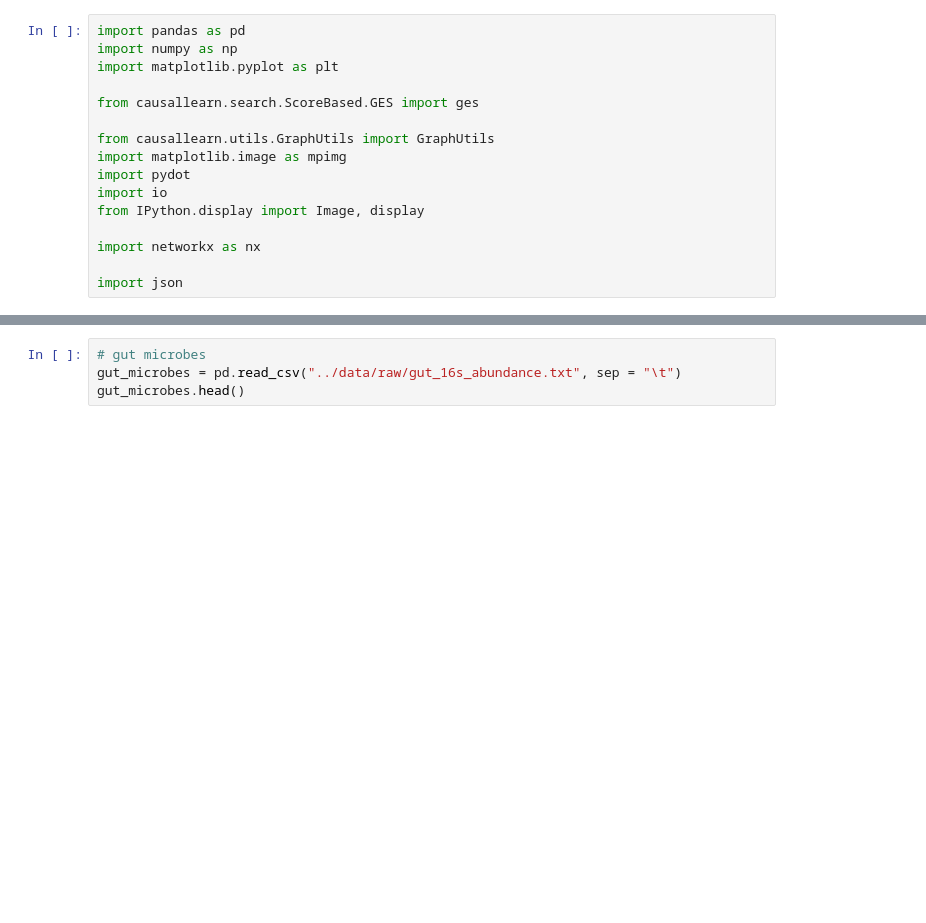
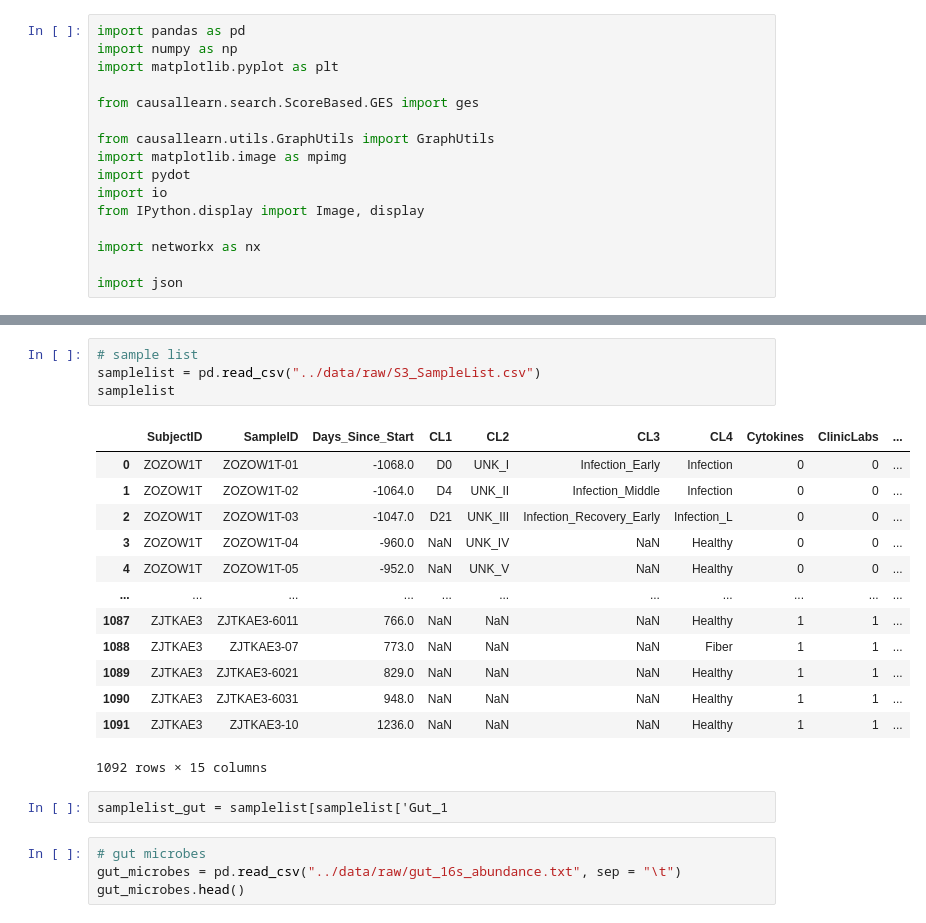
Before and after one commit to nzhang20/DSC180A, a Jupyter notebook: notebooks/candus.ipynb, the cells around one changed output, grey strips where cells are left out. Saved outputs shown, nothing was run; the diff lists cells and outputs as text; blank space fills up the shorter version.

```diff
--- a/notebooks/candus.ipynb
+++ b/notebooks/candus.ipynb
@@ -17,3 +56,23 @@ import json
+# %%
+# sample list
+samplelist = pd.read_csv("../data/raw/S3_SampleList.csv")
+samplelist
+# %% [output]
+|  | SubjectID | SampleID | Days_Since_Start | CL1 | CL2 | CL3 | CL4 | Cytokines | ClinicLabs | ... |
+| 0 | ZOZOW1T | ZOZOW1T-01 | -1068.0 | D0 | UNK_I | Infection_Early | Infection | 0 | 0 | ... |
+| 1 | ZOZOW1T | ZOZOW1T-02 | -1064.0 | D4 | UNK_II | Infection_Middle | Infection | 0 | 0 | ... |
+| 2 | ZOZOW1T | ZOZOW1T-03 | -1047.0 | D21 | UNK_III | Infection_Recovery_Early | Infection_L | 0 | 0 | ... |
+| 3 | ZOZOW1T | ZOZOW1T-04 | -960.0 | NaN | UNK_IV | NaN | Healthy | 0 | 0 | ... |
+| 4 | ZOZOW1T | ZOZOW1T-05 | -952.0 | NaN | UNK_V | NaN | Healthy | 0 | 0 | ... |
+| ... | ... | ... | ... | ... | ... | ... | ... | ... | ... | ... |
+| 1087 | ZJTKAE3 | ZJTKAE3-6011 | 766.0 | NaN | NaN | NaN | Healthy | 1 | 1 | ... |
+| 1088 | ZJTKAE3 | ZJTKAE3-07 | 773.0 | NaN | NaN | NaN | Fiber | 1 | 1 | ... |
+| 1089 | ZJTKAE3 | ZJTKAE3-6021 | 829.0 | NaN | NaN | NaN | Healthy | 1 | 1 | ... |
+| 1090 | ZJTKAE3 | ZJTKAE3-6031 | 948.0 | NaN | NaN | NaN | Healthy | 1 | 1 | ... |
+| 1091 | ZJTKAE3 | ZJTKAE3-10 | 1236.0 | NaN | NaN | NaN | Healthy | 1 | 1 | ... |
+1092 rows × 15 columns
+# %%
+samplelist_gut = samplelist[samplelist['Gut_1
 # %%
 # gut microbes
 gut_microbes = pd.read_csv("../data/raw/gut_16s_abundance.txt", sep = "\t")
```
Also changed, not shown: parts of 3 cells of this notebook, 6 other files.
